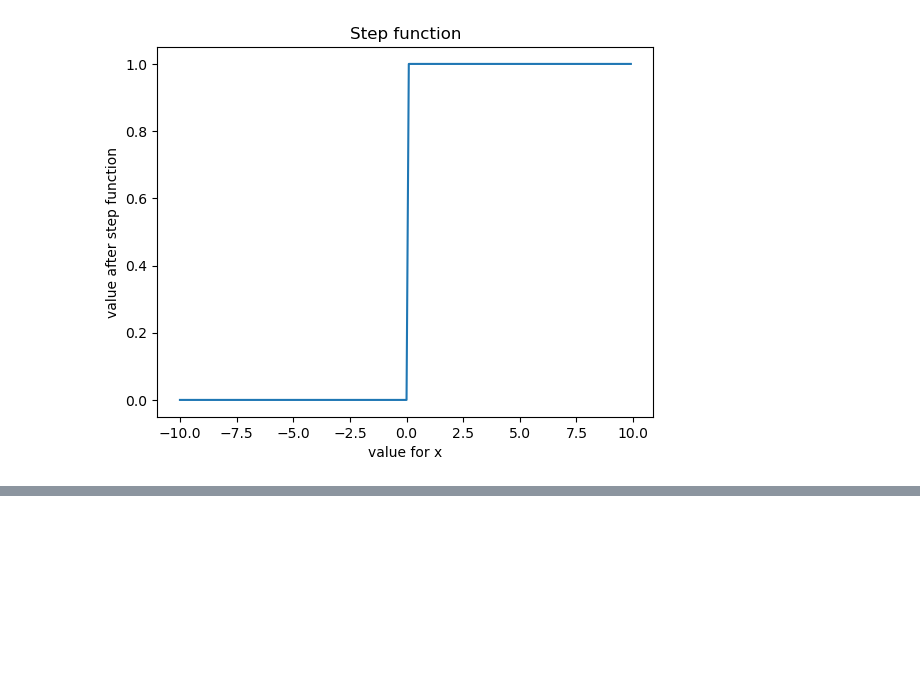
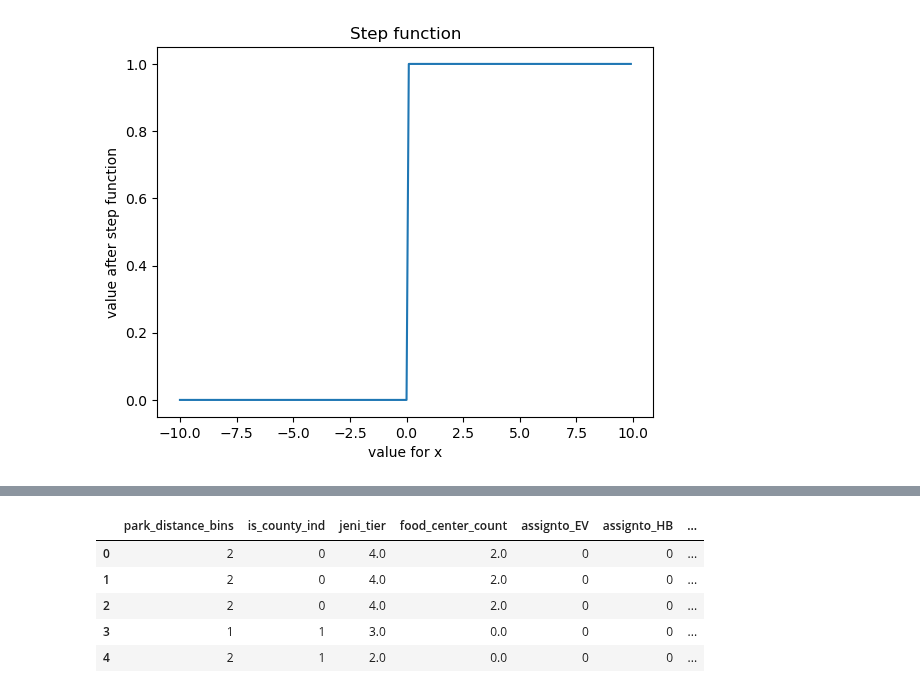
Before and after one commit to aeaiu/usable_ai_project, a Jupyter notebook: Notebooks/10_ml_cluster.ipynb, the cells around one changed output, grey strips where cells are left out. Cells and saved outputs as stored; diff of their text form; code cells hidden in the pictures; blank space fills up the shorter version.

```diff
--- a/Notebooks/10_ml_cluster.ipynb
+++ b/Notebooks/10_ml_cluster.ipynb
@@ -155,0 +199,9 @@ plt.scatter(centers[:, 0], centers[:, 1], c='black', s=200, alpha=0.5);
+# %%
+x.head()
+# %% [output]
+|  | park_distance_bins | is_county_ind | jeni_tier | food_center_count | assignto_EV | assignto_HB | ... |
+| 0 | 2 | 0 | 4.0 | 2.0 | 0 | 0 | ... |
+| 1 | 2 | 0 | 4.0 | 2.0 | 0 | 0 | ... |
+| 2 | 2 | 0 | 4.0 | 2.0 | 0 | 0 | ... |
+| 3 | 1 | 1 | 3.0 | 0.0 | 0 | 0 | ... |
+| 4 | 2 | 1 | 2.0 | 0.0 | 0 | 0 | ... |
```
Also changed, not shown: parts of 8 cells of this notebook.
